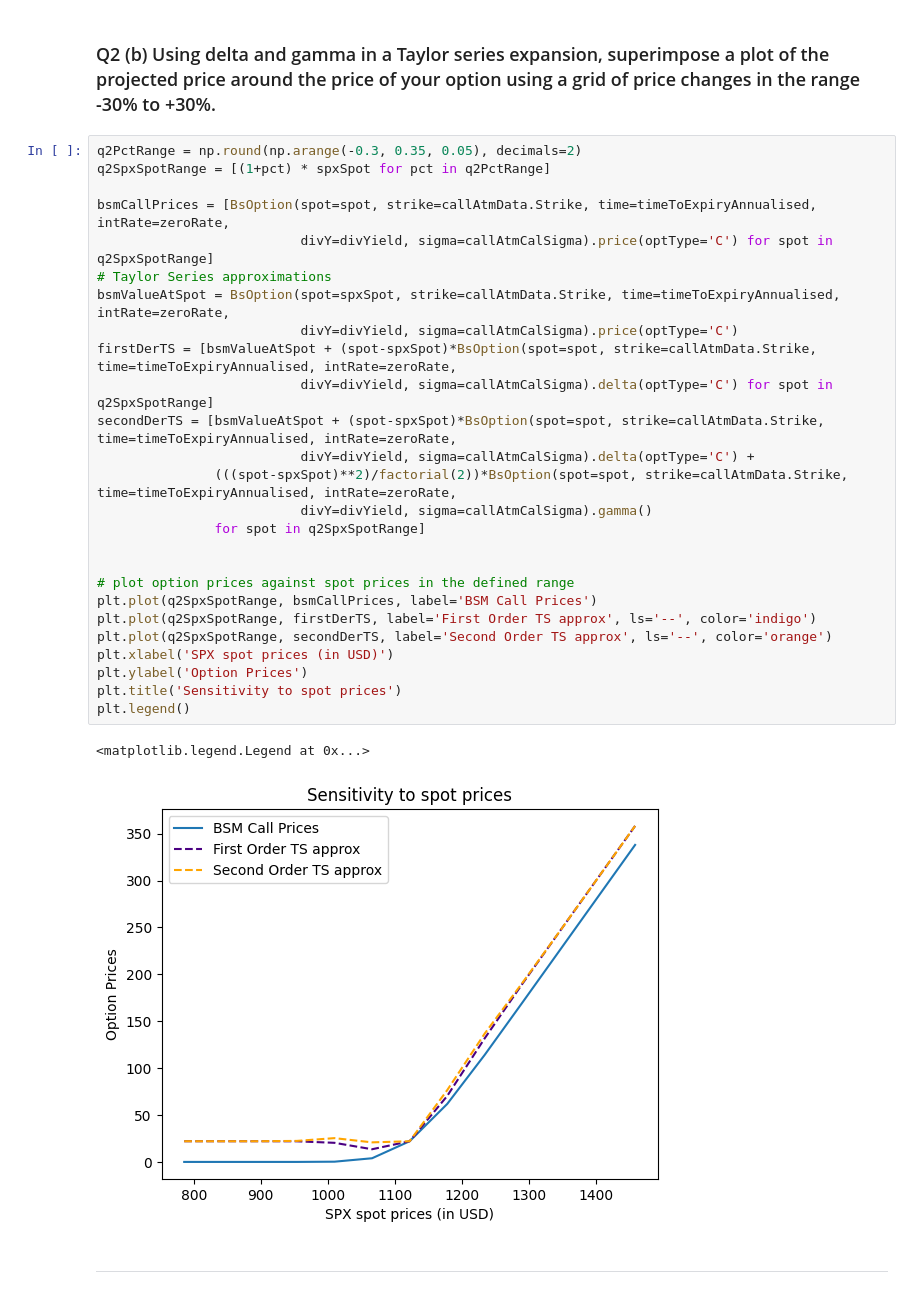
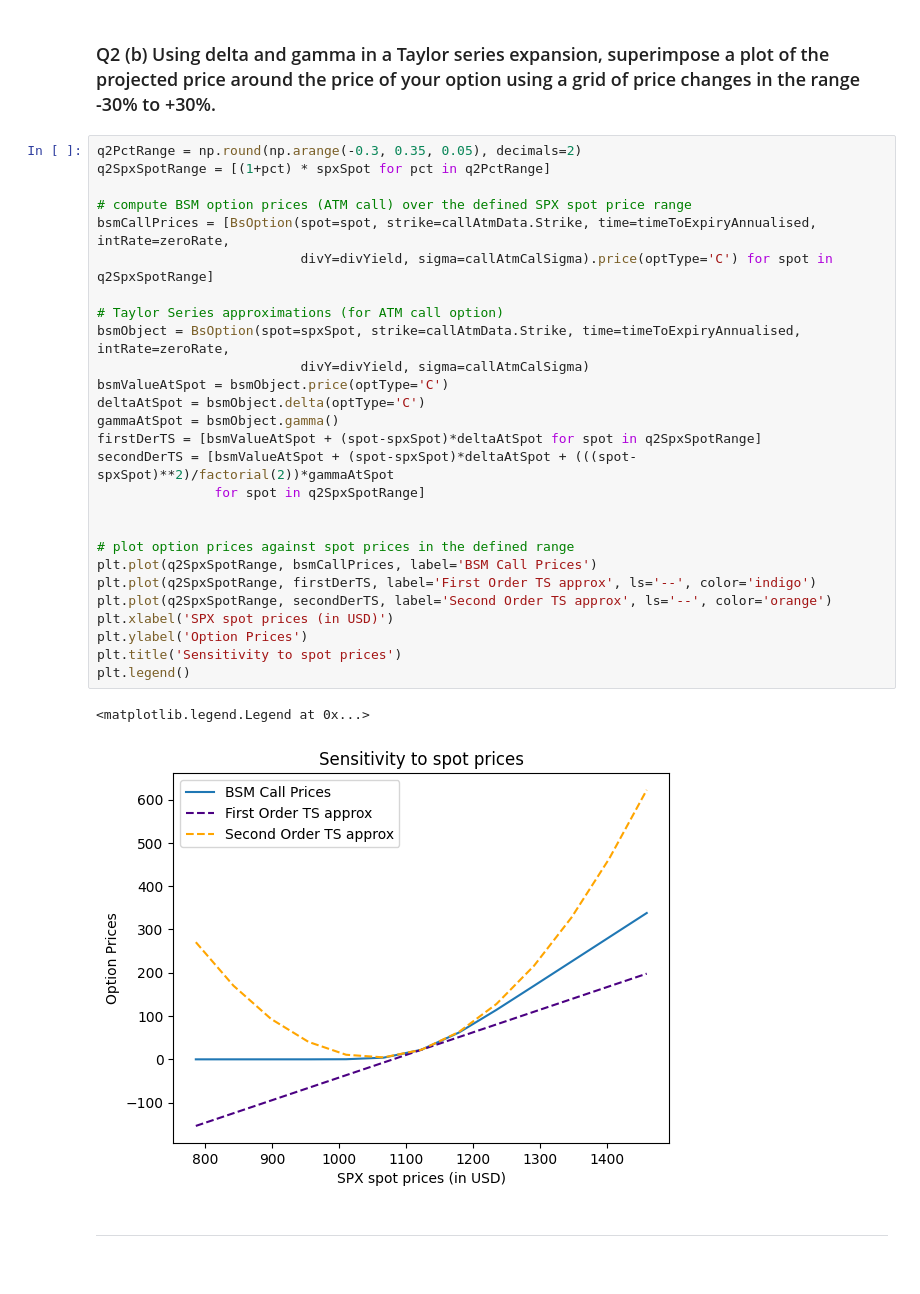
Before and after one commit to kuntojirohan/options-pricing-project, a Jupyter notebook: derivatives_assignment.ipynb, the cells around one changed output. Saved outputs shown, nothing was run; the diff lists cells and outputs as text.

```diff
--- a/derivatives_assignment.ipynb
+++ b/derivatives_assignment.ipynb
@@ -353,32 +346,33 @@ To understand why the calls value seems to be greater than the put with respect
 # %%
 q2PctRange = np.round(np.arange(-0.3, 0.35, 0.05), decimals=2)
 q2SpxSpotRange = [(1+pct) * spxSpot for pct in q2PctRange]
 
+# compute BSM option prices (ATM call) over the defined SPX spot price range
 bsmCallPrices = [BsOption(spot=spot, strike=callAtmData.Strike, time=timeToExpiryAnnualised, intRate=zeroRate,
                           divY=divYield, sigma=callAtmCalSigma).price(optType='C') for spot in q2SpxSpotRange]
-# Taylor Series approximations
-bsmValueAtSpot = BsOption(spot=spxSpot, strike=callAtmData.Strike, time=timeToExpiryAnnualised, intRate=zeroRate,
-                          divY=divYield, sigma=callAtmCalSigma).price(optType='C')
-firstDerTS = [bsmValueAtSpot + (spot-spxSpot)*BsOption(spot=spot, strike=callAtmData.Strike, time=timeToExpiryAnnualised, intRate=zeroRate,
-                          divY=divYield, sigma=callAtmCalSigma).delta(optType='C') for spot in q2SpxSpotRange]
-secondDerTS = [bsmValueAtSpot + (spot-spxSpot)*BsOption(spot=spot, strike=callAtmData.Strike, time=timeToExpiryAnnualised, intRate=zeroRate,
-                          divY=divYield, sigma=callAtmCalSigma).delta(optType='C') +
-               (((spot-spxSpot)**2)/factorial(2))*BsOption(spot=spot, strike=callAtmData.Strike, time=timeToExpiryAnnualised, intRate=zeroRate,
-                          divY=divYield, sigma=callAtmCalSigma).gamma()
+
+# Taylor Series approximations (for ATM call option)
+bsmObject = BsOption(spot=spxSpot, strike=callAtmData.Strike, time=timeToExpiryAnnualised, intRate=zeroRate,
+                          divY=divYield, sigma=callAtmCalSigma)
+bsmValueAtSpot = bsmObject.price(optType='C')
+deltaAtSpot = bsmObject.delta(optType='C')
+gammaAtSpot = bsmObject.gamma()
+firstDerTS = [bsmValueAtSpot + (spot-spxSpot)*deltaAtSpot for spot in q2SpxSpotRange]
+secondDerTS = [bsmValueAtSpot + (spot-spxSpot)*deltaAtSpot + (((spot-spxSpot)**2)/factorial(2))*gammaAtSpot
                for spot in q2SpxSpotRange]
 
 
 # plot option prices against spot prices in the defined range
 plt.plot(q2SpxSpotRange, bsmCallPrices, label='BSM Call Prices')
 plt.plot(q2SpxSpotRange, firstDerTS, label='First Order TS approx', ls='--', color='indigo')
 plt.plot(q2SpxSpotRange, secondDerTS, label='Second Order TS approx', ls='--', color='orange')
 plt.xlabel('SPX spot prices (in USD)')
 plt.ylabel('Option Prices')
 plt.title('Sensitivity to spot prices')
 plt.legend()
 # %% [output]
 <matplotlib.legend.Legend at 0x...>
-[figure, old version]
+[figure, new version]
 # %% [markdown]
 
 ---
```
Also changed, not shown: parts of 14 cells of this notebook, 8 other files.
